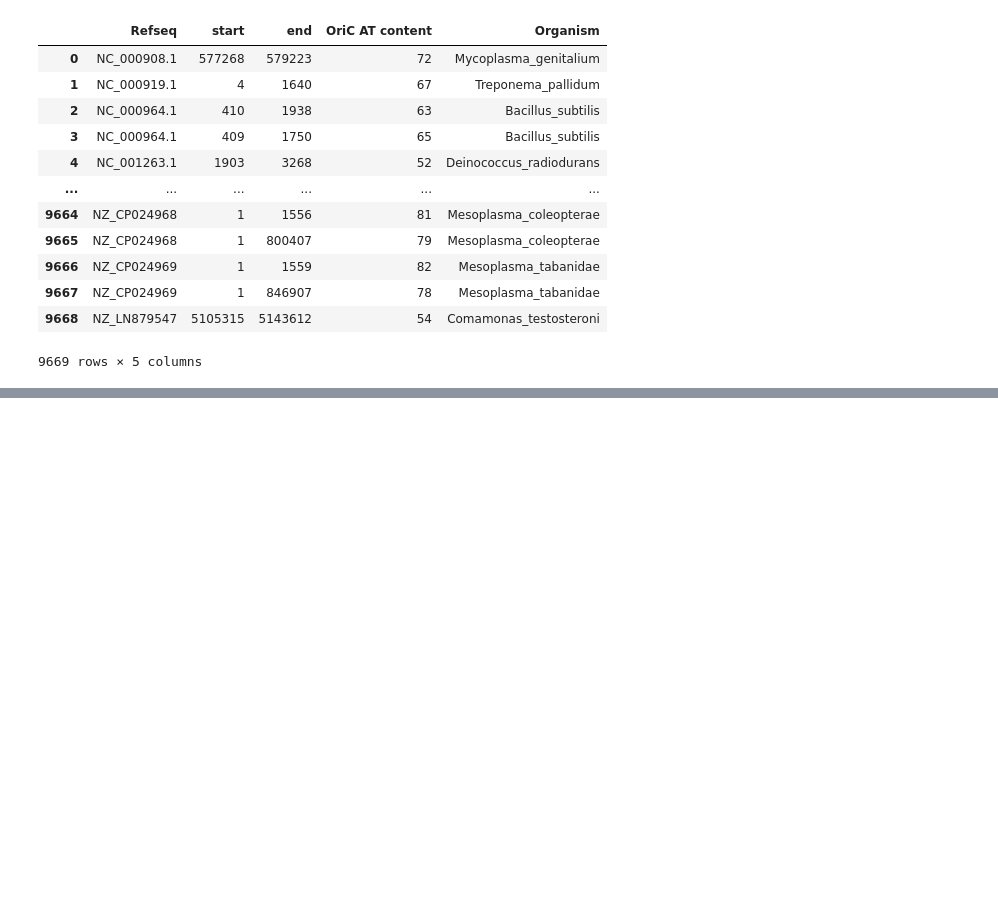
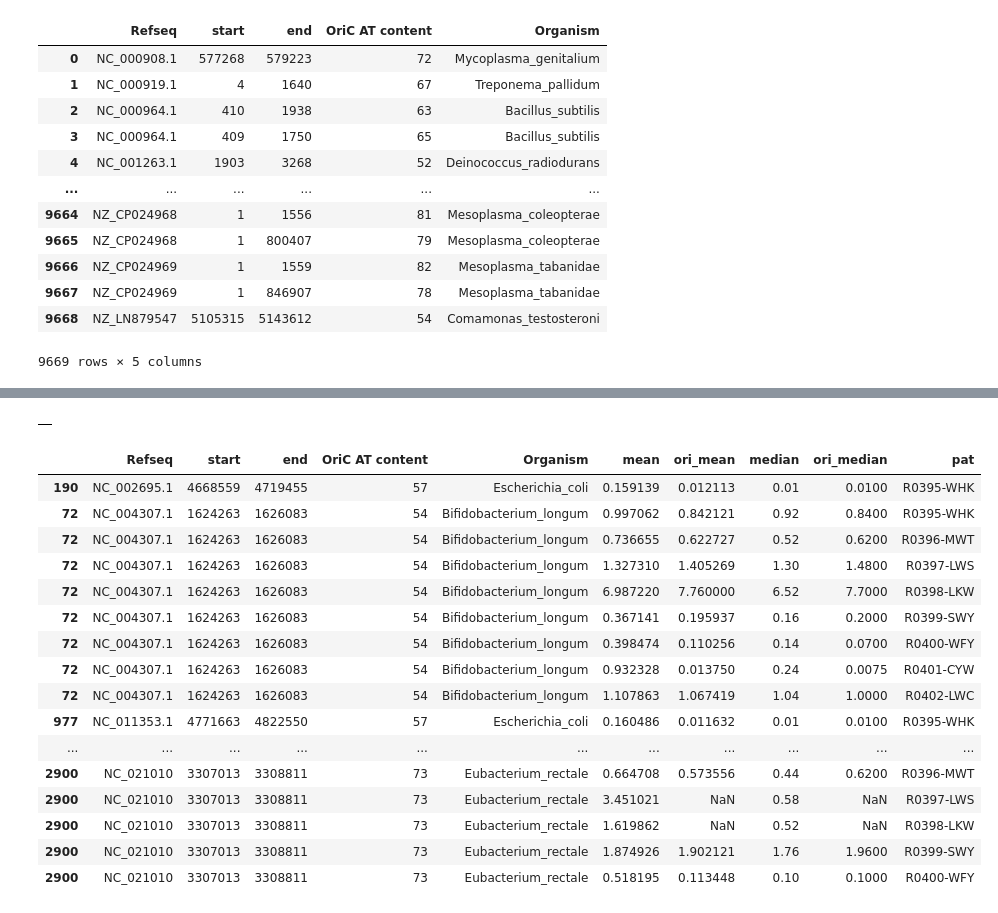
Before and after one commit to dcolinmorgan/HKU_MG, a Jupyter notebook: bactXpat.ipynb, the cells around one changed output, grey strips where cells are left out. Cells and saved outputs as stored; diff of their text form; code cells hidden in the pictures; blank space fills up the shorter version.

Commit message:
test e.coli and staph.a

```diff
--- a/bactXpat.ipynb
+++ b/bactXpat.ipynb
@@ -73,31 +77,31 @@ oric[['Refseq','start','end','OriC AT content','Organism']].to_csv('OriC_db.bed'
 # %%
 traces= glob.glob('data/meta/*bedgraph')
 jac=traces[7]
-ori=pd.read_csv('OriC_db.bed',sep='\t')
+ori=pd.read_csv('data/oric/OriC_db.bed',sep='\t')
 # %%
-zzz=pd.read_csv(jac,sep='\t',names=['tmp','start','end','ratio'])
+zzz=pd.read_csv(jac,sep='\t',names=['tmp','start','end','relAb'])
 tmp=ori[ori['Refseq'].str.contains('NC_'+jac.split('/')[2].split('_')[1])]
 plt.figure(figsize=(20, 5))
 
-plt.bar(data=zzz[(zzz['start']>3000000)&(zzz['end']<3500000)],x='start',height='ratio',label='align',color='blue')#][zzz['start']=='1665929']
+plt.bar(data=zzz[(zzz['start']>3000000)&(zzz['end']<3500000)],x='start',height='relAb',label='align',color='blue')#][zzz['start']=='1665929']
 plt.bar(data=tmp,x='start',height='OriC AT content',label='OriC start',color='orange')
 plt.bar(data=tmp,x='end',height='OriC AT content',label='OriC end',color='orange')
 
 plt.axes([.2, .6, .6, .2])
-plt.bar(data=zzz[(zzz['start']>np.int(np.round(tmp['start'].item(),-1))-100) &(zzz['end']<np.int(np.round(tmp['end'].item(),-1))+100)],x='start',height='ratio',label='align',color='blue')#][zzz['start']=='1665929']
+plt.bar(data=zzz[(zzz['start']>np.int(np.round(tmp['start'].item(),-1))-100) &(zzz['end']<np.int(np.round(tmp['end'].item(),-1))+100)],x='start',height='relAb',label='align',color='blue')#][zzz['start']=='1665929']
 plt.bar(data=tmp,x='start',height='OriC AT content',label='OriC start',color='orange')
 plt.bar(data=tmp,x='end',height='OriC AT content',label='OriC end',color='orange')
 
 
 plt.xlabel("OriC ranges from "+str(tmp['start'].item())+" to "+str(tmp['end'].item())+" for "
         +str(tmp['Organism'].item())+" in "+str(os.path.basename(jac).split('_')[2].split('.')[0])+
-           "max= "+np.max(zzz['ratio'])+" at "+str(zzz[zzz['ratio']==np.max(zzz['ratio'])][['start']].index.values)+"; median= "+np.median(zzz['ratio']),fontsize=14)
+           "max= "+np.max(zzz['relAb'])+" at "+str(zzz[zzz['relAb']==np.max(zzz['relAb'])][['start']].index.values)+"; median= "+np.median(zzz['relAb']),fontsize=14)
 # %%
 traces= glob.glob('data/meta/*bedgraph')
-ori=pd.read_csv('OriC_db.bed',sep='\t')
+ori=pd.read_csv('data/doric10/OriC_db.bed',sep='\t')
 
 for jac in traces:
-    zzz=pd.read_csv(jac,sep='\t',names=['tmp','start','end','ratio'])
+    zzz=pd.read_csv(jac,sep='\t',names=['tmp','start','end','relAb'])
     tmp=ori[ori['Refseq'].str.contains('NC_'+jac.split('/')[2].split('_')[1])]
 
     plt.figure(figsize=(20, 5))
@@ -105,18 +109,18 @@ for jac in traces:
         print('running: '+str(tmp['Organism'].item())+" in "+str(os.path.basename(jac).split('_')[2].split('.')[0]))
         ss=np.int(np.round(tmp['start'].item(),-1))
         tt=np.int(np.round(tmp['end'].item(),-1))
-        plt.bar(data=zzz[(zzz['start']>ss-250000)&(zzz['end']<tt+250000)],x='start',height='ratio',label='align',color='blue')#][zzz['start']=='1665929']
+        plt.bar(data=zzz[(zzz['start']>ss-250000)&(zzz['end']<tt+250000)],x='start',height='relAb',label='align',color='blue')#][zzz['start']=='1665929']
         plt.bar(data=tmp,x='start',height='OriC AT content',label='OriC start',color='orange')
         plt.bar(data=tmp,x='end',height='OriC AT content',label='OriC end',color='orange')
 
         plt.axes([.2, .6, .6, .2])
-        plt.bar(data=zzz[(zzz['start']>ss-100) &(zzz['end']<tt+100)],x='start',height='ratio',label='align',color='blue')#][zzz['start']=='1665929']
+        plt.bar(data=zzz[(zzz['start']>ss-100) &(zzz['end']<tt+100)],x='start',height='relAb',label='align',color='blue')#][zzz['start']=='1665929']
         plt.bar(data=tmp,x='start',height='OriC AT content',label='OriC start',color='orange')
         plt.bar(data=tmp,x='end',height='OriC AT content',label='OriC end',color='orange')
 
         plt.xlabel("OriC ranges from "+str(tmp['start'].item())+" to "+str(tmp['end'].item())+" for "
             +str(tmp['Organism'].item())+" in "+str(os.path.basename(jac).split('_')[2].split('.')[0])+"max= "+
-                   np.max(zzz['ratio'])+" between "+str(np.int(zzz[zzz['ratio']==np.max(zzz['ratio'])][['start']].values))+" and "+str(np.int(zzz[zzz['ratio']==np.max(zzz['ratio'])][['end']].values))+"; median= "+np.median(zzz['ratio']),fontsize=14)
+                   np.max(zzz['relAb'])+" between "+str(np.int(zzz[zzz['relAb']==np.max(zzz['relAb'])][['start']].values))+" and "+str(np.int(zzz[zzz['relAb']==np.max(zzz['relAb'])][['end']].values))+"; median= "+np.median(zzz['relAb']),fontsize=14)
         plt.savefig('img/oric/'+str(os.path.basename(jac).split('.')[0])+'.png',dpi=300,bbox_inches = "tight")
 
     except TypeError:
@@ -126,24 +149,56 @@ for jac in traces:
+# %%
+tmp
+# %% [output]
+|  |
 # %%
 table=pd.DataFrame()
 traces= glob.glob('data/meta/*bedgraph')
-ori=pd.read_csv('OriC_db.bed',sep='\t')
+traces=np.sort(traces)
+ori=pd.read_csv('data/doric10/OriC_db.bed',sep='\t')
 
 for jac in traces:
-    zzz=pd.read_csv(jac,sep='\t',names=['tmp','start','end','ratio'])
+    zzz=pd.read_csv(jac,sep='\t',names=['tmp','start','end','relAb'])
     tmp=ori[ori['Refseq'].str.contains('NC_'+jac.split('/')[2].split('_')[1])]
+    # print(str(tmp['Organism']))
+    pat=jac.split('_')[2].split('.')[0]
     try:
+        zzz['len']=zzz['end']-zzz['start']
+        # zzz=zzz[zzz['len']==50]
+        zzz['score']=zzz['relAb']/zzz['len']
         ss=np.int(np.round(tmp['start'].item(),-1))
         tt=np.int(np.round(tmp['end'].item(),-1))
         tmpd=zzz[(zzz['start']>ss) &(zzz['end']<tt)]
 
-        tmp['mean']=np.mean(zzz['ratio'])
-        tmp['ori_mean']=np.mean(tmpd['ratio'])
+        # zzz
+        tmp['mean']=np.mean(zzz['score'])
+        tmp['ori_mean']=np.mean(tmpd['score'])
 
-        tmp['median']=np.median(zzz['ratio'])
-        tmp['ori_median']=np.median(tmpd['ratio'])
+        tmp['median']=np.median(zzz['score'])
+        tmp['ori_median']=np.median(tmpd['score'])
+        tmp['pat']=pat
         table=pd.concat([table,tmp],axis=0)
     except ValueError:
         pass
+# %%
+table[1:50]
+# %% [output]
+|  | Refseq | start | end | OriC AT content | Organism | mean | ori_mean | median | ori_median | pat |
+| 190 | NC_002695.1 | 4668559 | 4719455 | 57 | Escherichia_coli | 0.159139 | 0.012113 | 0.01 | 0.0100 | R0395-WHK |
+| 72 | NC_004307.1 | 1624263 | 1626083 | 54 | Bifidobacterium_longum | 0.997062 | 0.842121 | 0.92 | 0.8400 | R0395-WHK |
+| 72 | NC_004307.1 | 1624263 | 1626083 | 54 | Bifidobacterium_longum | 0.736655 | 0.622727 | 0.52 | 0.6200 | R0396-MWT |
+| 72 | NC_004307.1 | 1624263 | 1626083 | 54 | Bifidobacterium_longum | 1.327310 | 1.405269 | 1.30 | 1.4800 | R0397-LWS |
+| 72 | NC_004307.1 | 1624263 | 1626083 | 54 | Bifidobacterium_longum | 6.987220 | 7.760000 | 6.52 | 7.7000 | R0398-LKW |
+| 72 | NC_004307.1 | 1624263 | 1626083 | 54 | Bifidobacterium_longum | 0.367141 | 0.195937 | 0.16 | 0.2000 | R0399-SWY |
+| 72 | NC_004307.1 | 1624263 | 1626083 | 54 | Bifidobacterium_longum | 0.398474 | 0.110256 | 0.14 | 0.0700 | R0400-WFY |
+| 72 | NC_004307.1 | 1624263 | 1626083 | 54 | Bifidobacterium_longum | 0.932328 | 0.013750 | 0.24 | 0.0075 | R0401-CYW |
+| 72 | NC_004307.1 | 1624263 | 1626083 | 54 | Bifidobacterium_longum | 1.107863 | 1.067419 | 1.04 | 1.0000 | R0402-LWC |
+| 977 | NC_011353.1 | 4771663 | 4822550 | 57 | Escherichia_coli | 0.160486 | 0.011632 | 0.01 | 0.0100 | R0395-WHK |
+| ... | ... | ... | ... | ... | ... | ... | ... | ... | ... | ... |
+| 2900 | NC_021010 | 3307013 | 3308811 | 73 | Eubacterium_rectale | 0.664708 | 0.573556 | 0.44 | 0.6200 | R0396-MWT |
+| 2900 | NC_021010 | 3307013 | 3308811 | 73 | Eubacterium_rectale | 3.451021 | NaN | 0.58 | NaN | R0397-LWS |
+| 2900 | NC_021010 | 3307013 | 3308811 | 73 | Eubacterium_rectale | 1.619862 | NaN | 0.52 | NaN | R0398-LKW |
+| 2900 | NC_021010 | 3307013 | 3308811 | 73 | Eubacterium_rectale | 1.874926 | 1.902121 | 1.76 | 1.9600 | R0399-SWY |
+| 2900 | NC_021010 | 3307013 | 3308811 | 73 | Eubacterium_rectale | 0.518195 | 0.113448 | 0.10 | 0.1000 | R0400-WFY |
 # %%
 # pd.DataFrame(table[:,0,:])
 table.to_csv('data/oriC_calc.txt',sep='\t')
```
Also changed, not shown: parts of 18 cells of this notebook, 1 other file.
